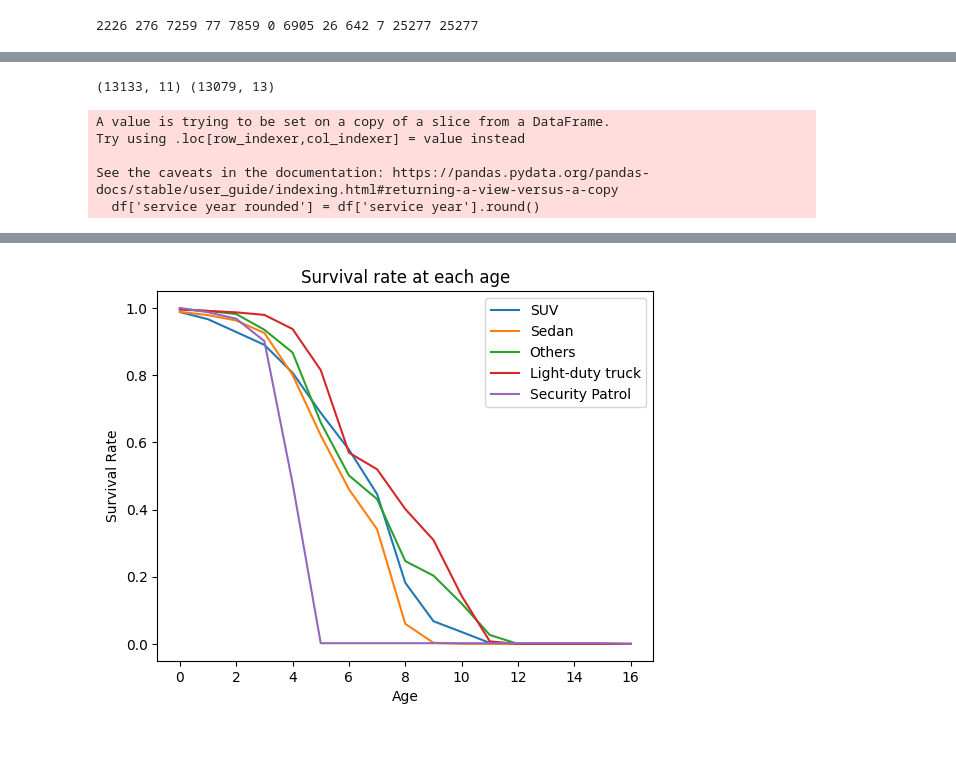
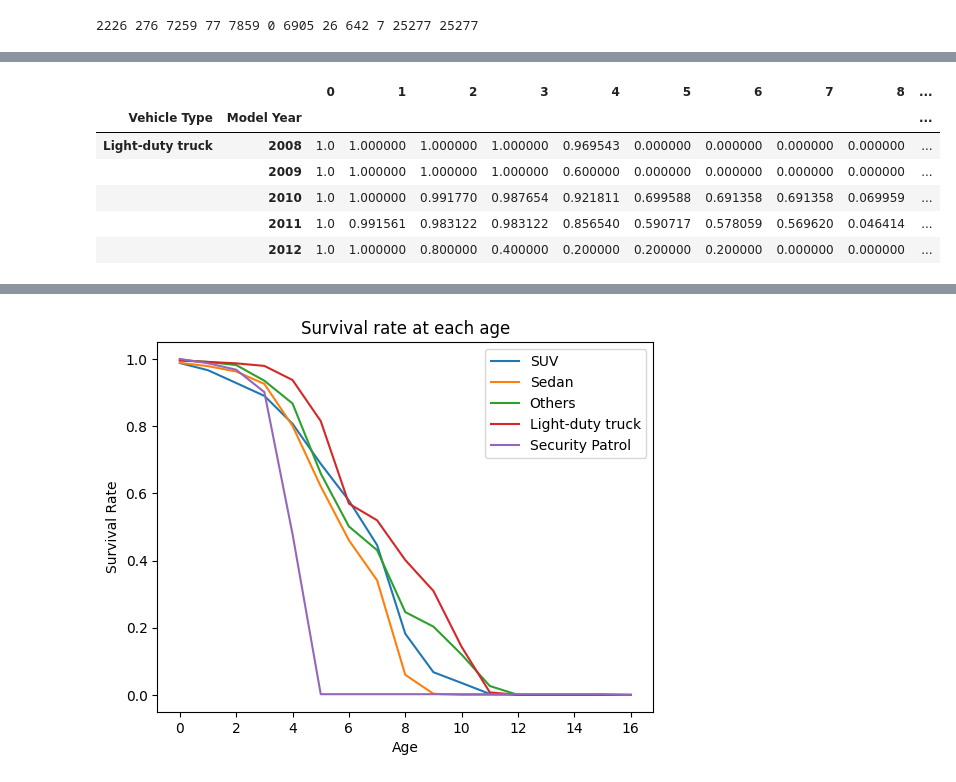
Before and after one commit to AlexWangVT/fleet_modeling, a Jupyter notebook: scripts/formal_analysis/vehicle_classification.ipynb, the cells around one changed output, grey strips where cells are left out. Cells and saved outputs as stored; diff of their text form; code cells hidden in the pictures; blank space fills up the shorter version.

```diff
--- a/scripts/formal_analysis/vehicle_classification.ipynb
+++ b/scripts/formal_analysis/vehicle_classification.ipynb
@@ -231,40 +252,11 @@ print(mdt_g, mdt_d, ldt_g, ldt_d, sedan_g, sedan_d, suv_g, suv_d, sec_g, sec_d,
 # %%
-# print(retired_vehicle_df.shape, merge_df.shape)
-# merge_df.head()
-# merge_df.to_csv('../../results/merged_vehicle_type.csv', index=False)
+survival_df_by_model_year.head()
+# survival_df.to_csv('../../results/survival_rate1.csv', index=False)
 # %% [output]
-(13133, 11) (13079, 13)
+|  |  | 0 | 1 | 2 | 3 | 4 | 5 | 6 | 7 | 8 | ... |
+| Vehicle Type | Model Year |  |  |  |  |  |  |  |  |  | ... |
+| Light-duty truck | 2008 | 1.0 | 1.000000 | 1.000000 | 1.000000 | 0.969543 | 0.000000 | 0.000000 | 0.000000 | 0.000000 | ... |
+|  | 2009 | 1.0 | 1.000000 | 1.000000 | 1.000000 | 0.600000 | 0.000000 | 0.000000 | 0.000000 | 0.000000 | ... |
+|  | 2010 | 1.0 | 1.000000 | 0.991770 | 0.987654 | 0.921811 | 0.699588 | 0.691358 | 0.691358 | 0.069959 | ... |
+|  | 2011 | 1.0 | 0.991561 | 0.983122 | 0.983122 | 0.856540 | 0.590717 | 0.578059 | 0.569620 | 0.046414 | ... |
+|  | 2012 | 1.0 | 1.000000 | 0.800000 | 0.400000 | 0.200000 | 0.200000 | 0.200000 | 0.000000 | 0.000000 | ... |
-# %%
-# Calculate survival rate by vehicle type
-def calculate_survival_pattern(df):
-    vehicle_types = df['Vehicle Type'].unique()
-    survival_rate = {}
-
-    for veh_type in vehicle_types:
-        num_vehicles = len(df[df['Vehicle Type'] == veh_type])
-        survival_rate[veh_type] = []
-        df['service year rounded'] = df['service year'].round()
-        num_retired = 0
-        max_age = df.loc[df['Vehicle Type'] == veh_type, 'service year rounded'].max()
-        vehicle_age = range(int(df.loc[df['Vehicle Type'] == veh_type, 'service year rounded'].max()) + 1)
-        for age in vehicle_age:
-            num_retired += len(df[(df['Vehicle Type'] == veh_type) & (df['service year rounded'] == age)])
-            try:
-                survival_rate[veh_type].append((num_vehicles - num_retired)/num_vehicles)
-            except ZeroDivisionError:
-                survival_rate[veh_type].append(0)
-                print(f"❌ Failed to fetch website: {veh_type} at age {age}")
-
-    survival_rate_df = pd.DataFrame.from_dict(survival_rate, orient='index').fillna(0)
-    survival_rate_df.head()
-
-    return survival_rate_df
-
-
-survival_df = calculate_survival_pattern(retired_vehicle_df)
-# %% [output]
-A value is trying to be set on a copy of a slice from a DataFrame.
-Try using .loc[row_indexer,col_indexer] = value instead
-
-See the caveats in the documentation: https://pandas.pydata.org/pandas-docs/stable/user_guide/indexing.html#returning-a-view-versus-a-copy
-  df['service year rounded'] = df['service year'].round()
```
Also changed, not shown: parts of 14 cells of this notebook, 8 other files.
